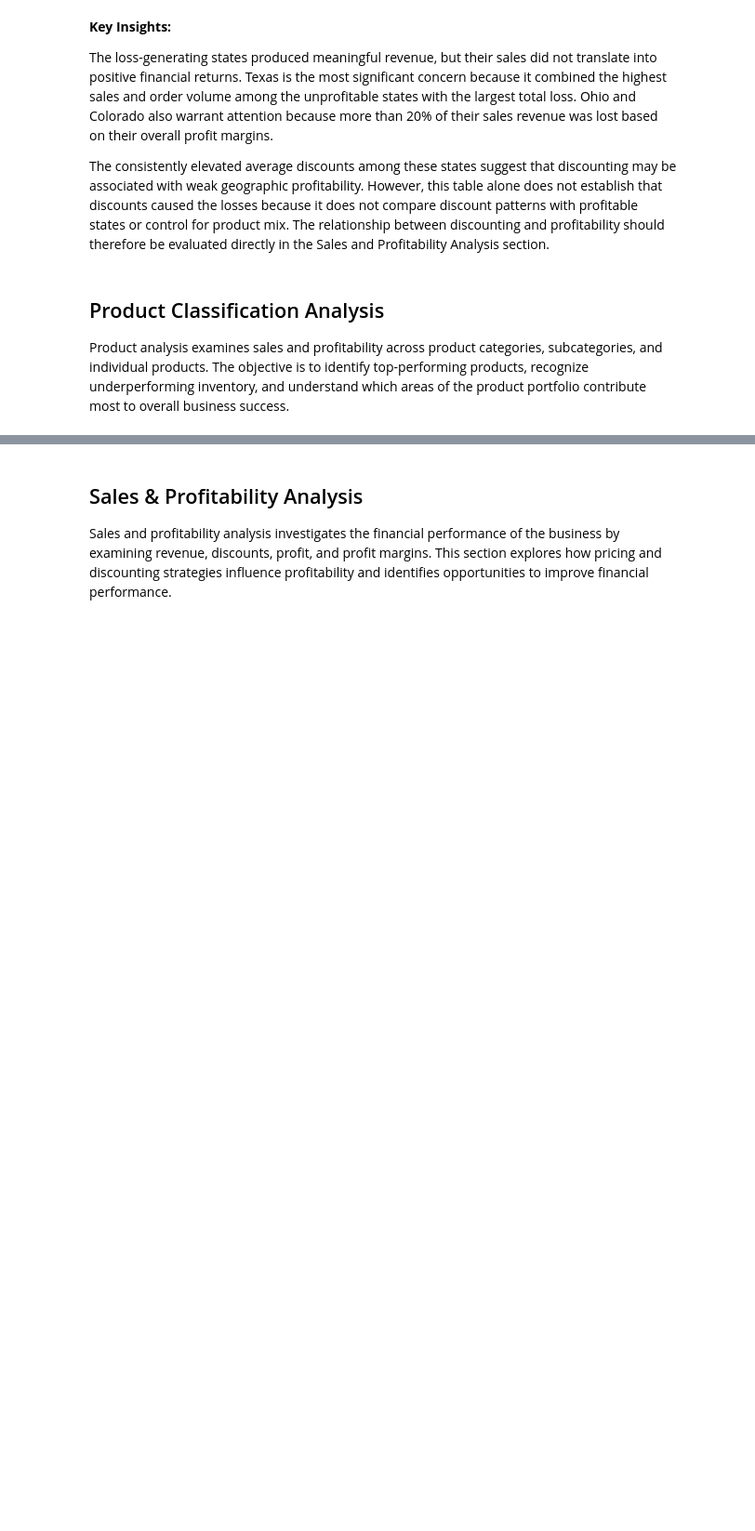
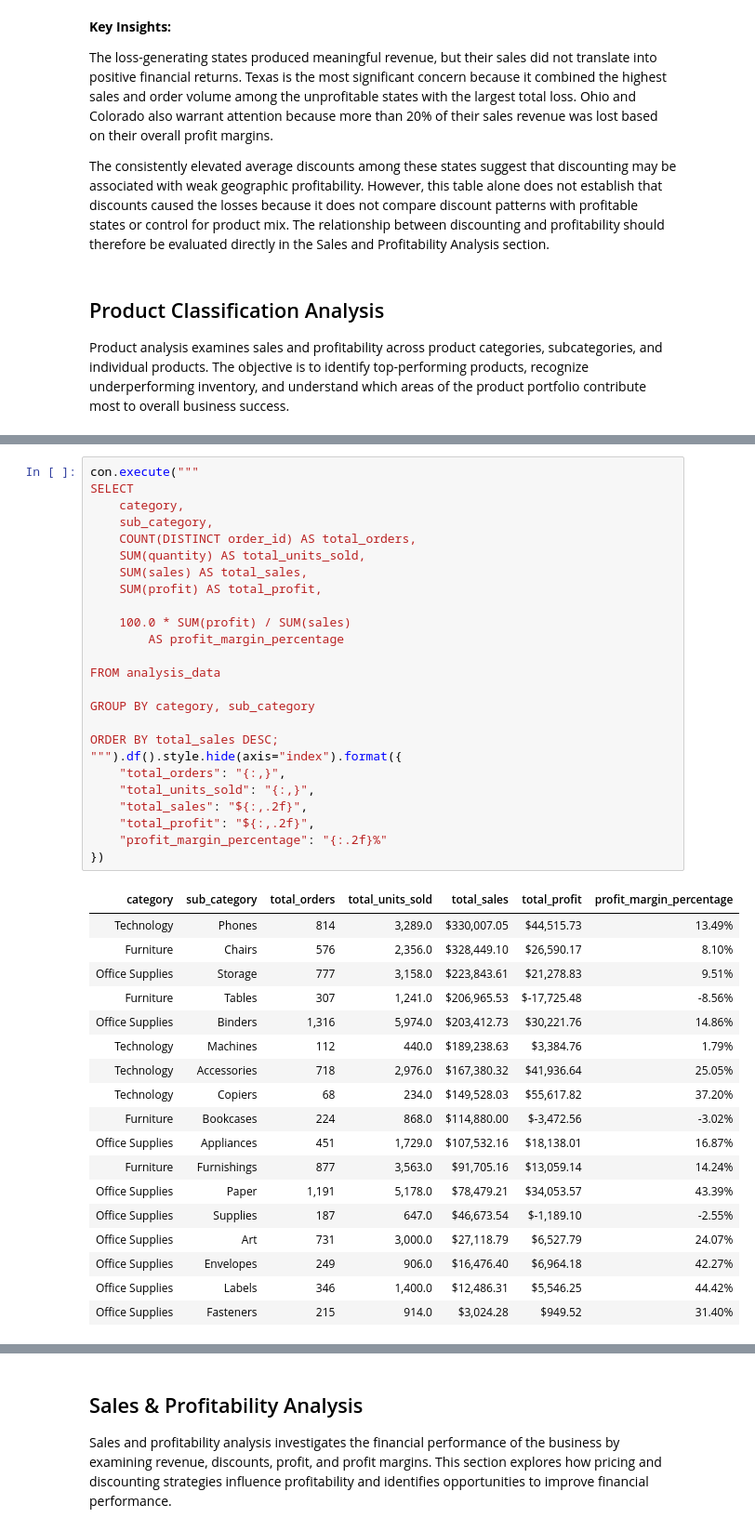
Before and after one commit to danigeiger/e_commerce_duckdb_project, a Jupyter notebook: notebooks/03_business_sql_analysis.ipynb, the cells around one changed output, grey strips where cells are left out. Shown at 93% size. Drawn from its saved outputs; the diff is of its cells as text; blank space fills up the shorter version.

Commit message:
Product Classification Analysis

```diff
--- a/notebooks/03_business_sql_analysis.ipynb
+++ b/notebooks/03_business_sql_analysis.ipynb
@@ -527,0 +610,44 @@ Product analysis examines sales and profitability across product categories, sub
+# %%
+con.execute("""
+SELECT
+    category,
+    sub_category,
+    COUNT(DISTINCT order_id) AS total_orders,
+    SUM(quantity) AS total_units_sold,
+    SUM(sales) AS total_sales,
+    SUM(profit) AS total_profit,
+
+    100.0 * SUM(profit) / SUM(sales)
+        AS profit_margin_percentage
+
+FROM analysis_data
+
+GROUP BY category, sub_category
+
+ORDER BY total_sales DESC;
+""").df().style.hide(axis="index").format({
+    "total_orders": "{:,}",
+    "total_units_sold": "{:,}",
+    "total_sales": "${:,.2f}",
+    "total_profit": "${:,.2f}",
+    "profit_margin_percentage": "{:.2f}%"
+})
+# %% [output]
+| category | sub_category | total_orders | total_units_sold | total_sales | total_profit | profit_margin_percentage |
+| Technology | Phones | 814 | 3,289.0 | $330,007.05 | $44,515.73 | 13.49% |
+| Furniture | Chairs | 576 | 2,356.0 | $328,449.10 | $26,590.17 | 8.10% |
+| Office Supplies | Storage | 777 | 3,158.0 | $223,843.61 | $21,278.83 | 9.51% |
+| Furniture | Tables | 307 | 1,241.0 | $206,965.53 | $-17,725.48 | -8.56% |
+| Office Supplies | Binders | 1,316 | 5,974.0 | $203,412.73 | $30,221.76 | 14.86% |
+| Technology | Machines | 112 | 440.0 | $189,238.63 | $3,384.76 | 1.79% |
+| Technology | Accessories | 718 | 2,976.0 | $167,380.32 | $41,936.64 | 25.05% |
+| Technology | Copiers | 68 | 234.0 | $149,528.03 | $55,617.82 | 37.20% |
+| Furniture | Bookcases | 224 | 868.0 | $114,880.00 | $-3,472.56 | -3.02% |
+| Office Supplies | Appliances | 451 | 1,729.0 | $107,532.16 | $18,138.01 | 16.87% |
+| Furniture | Furnishings | 877 | 3,563.0 | $91,705.16 | $13,059.14 | 14.24% |
+| Office Supplies | Paper | 1,191 | 5,178.0 | $78,479.21 | $34,053.57 | 43.39% |
+| Office Supplies | Supplies | 187 | 647.0 | $46,673.54 | $-1,189.10 | -2.55% |
+| Office Supplies | Art | 731 | 3,000.0 | $27,118.79 | $6,527.79 | 24.07% |
+| Office Supplies | Envelopes | 249 | 906.0 | $16,476.40 | $6,964.18 | 42.27% |
+| Office Supplies | Labels | 346 | 1,400.0 | $12,486.31 | $5,546.25 | 44.42% |
+| Office Supplies | Fasteners | 215 | 914.0 | $3,024.28 | $949.52 | 31.40% |
```
Also changed, not shown: parts of 11 cells of this notebook.
